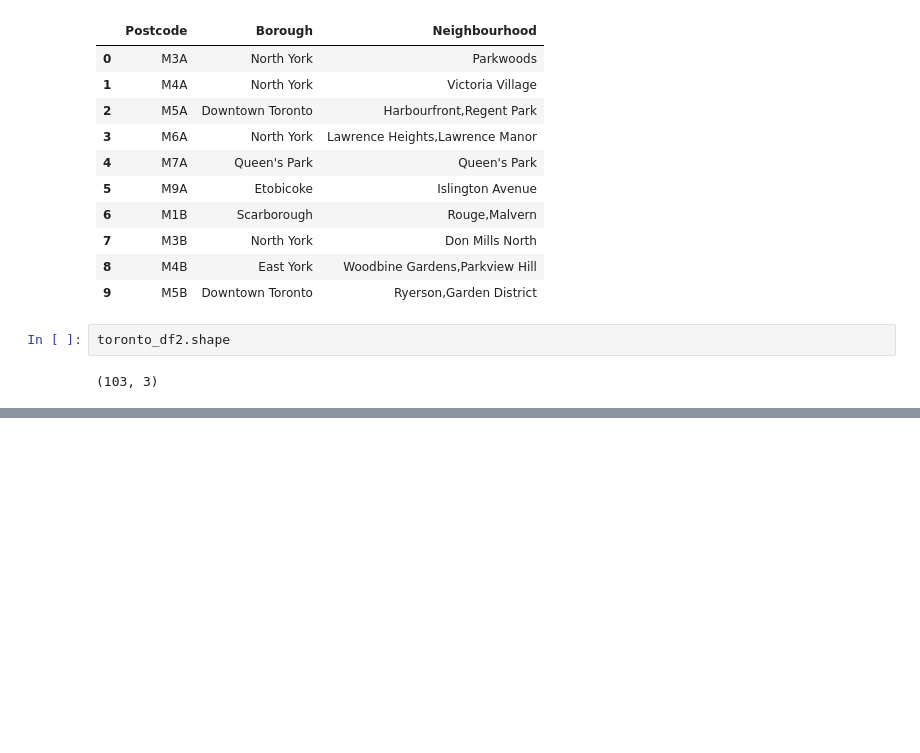
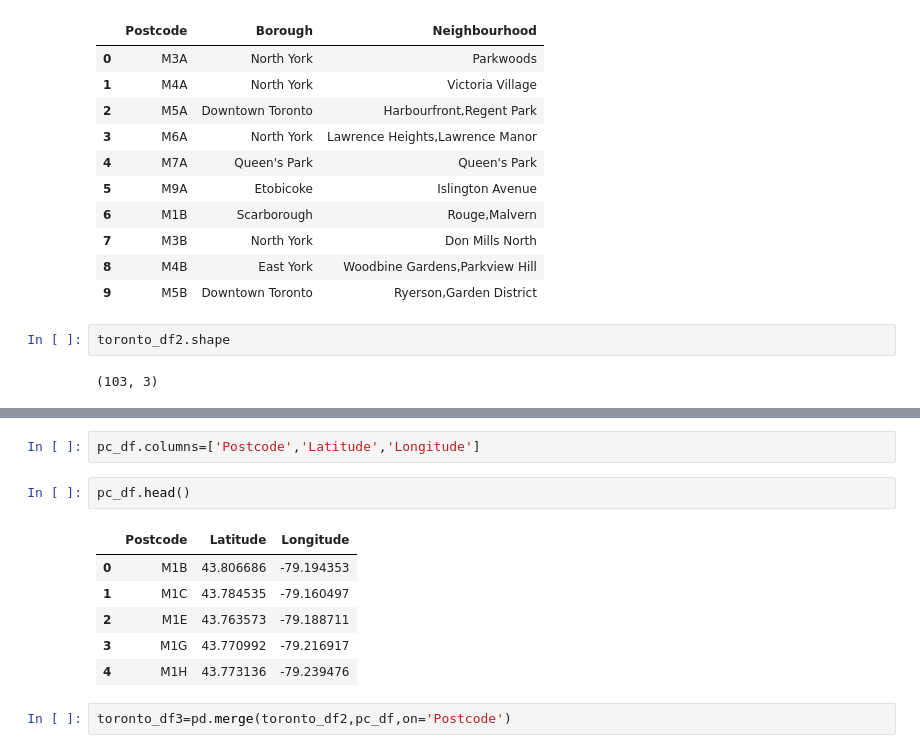
Before and after one commit to anjuunni/github-first, a Jupyter notebook: toronto.ipynb, the cells around one changed output, grey strips where cells are left out. Saved outputs shown, nothing was run; the diff lists cells and outputs as text; blank space fills up the shorter version.

```diff
--- a/toronto.ipynb
+++ b/toronto.ipynb
@@ -66,0 +96,13 @@ toronto_df2.shape
+# %%
+pc_df.columns=['Postcode','Latitude','Longitude']
+# %%
+pc_df.head()
+# %% [output]
+|  | Postcode | Latitude | Longitude |
+| 0 | M1B | 43.806686 | -79.194353 |
+| 1 | M1C | 43.784535 | -79.160497 |
+| 2 | M1E | 43.763573 | -79.188711 |
+| 3 | M1G | 43.770992 | -79.216917 |
+| 4 | M1H | 43.773136 | -79.239476 |
+# %%
+toronto_df3=pd.merge(toronto_df2,pc_df,on='Postcode')
```
Also changed, not shown: parts of 5 cells of this notebook.
